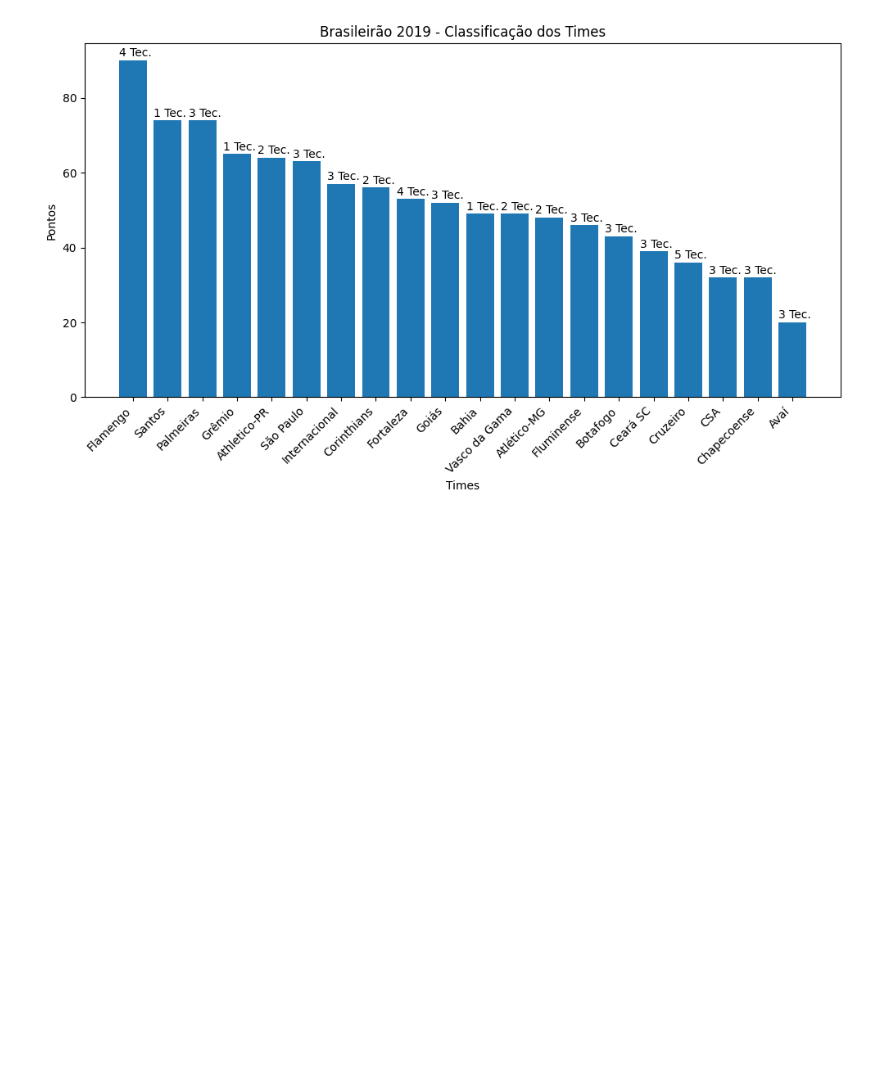
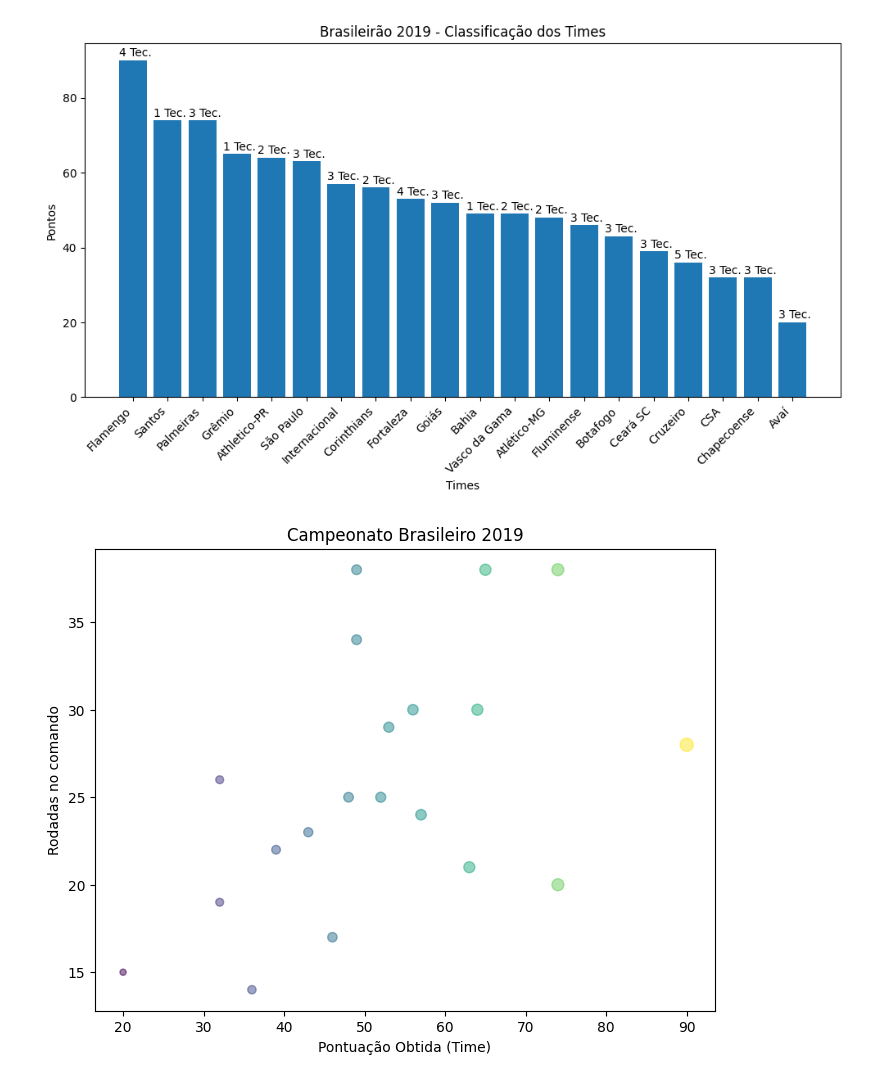
Before and after one commit to brunoopinheiro/ada-prog-logic-project-i, a Jupyter notebook: projeto_brasileirao.ipynb, the cells around one changed output. Drawn from its saved outputs; the diff is of its cells as text; code cells hidden in the pictures; blank space fills up the shorter version.

Commit message:
feat: adiciona grafico scatter ao projeto

```diff
--- a/projeto_brasileirao.ipynb
+++ b/projeto_brasileirao.ipynb
@@ -57,3 +58,5 @@ print(tabela_brasileirao)
 
 clubs = [club["name"] for club in tabela_brasileirao]
 scores = [club["points"] for club in tabela_brasileirao]
+coaches = [ch.lasting_coach(club) for club in tabela_brasileirao]
+matches = [coach[1] for coach in coaches]
@@ -79,3 +79,15 @@ plt.tight_layout()
 plt.show()
 # %% [output]
 [figure]
+# %%
+plt.figure(figsize=(8, 6))
+plt.title("Campeonato Brasileiro 2019")
+
+# plt.scatter(x,y)
+plt.scatter(scores, matches, scores, alpha=0.5, c=scores)
+plt.xlabel("Pontuação Obtida (Time)")
+plt.ylabel("Rodadas no comando")
+plt.xscale("linear")
+plt.show()
+# %% [output]
+[figure, added]
```
Also changed, not shown: parts of 2 cells of this notebook, 3 other files.
